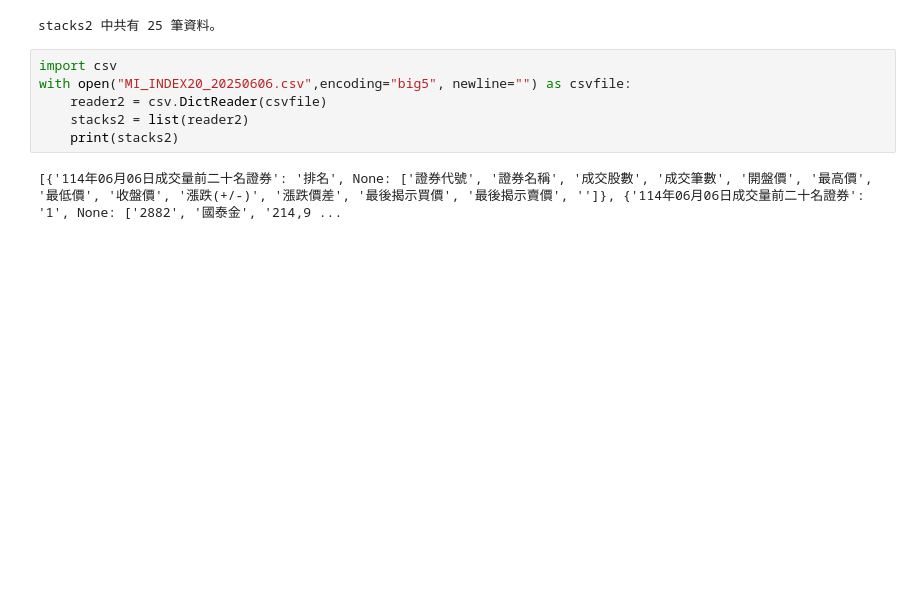
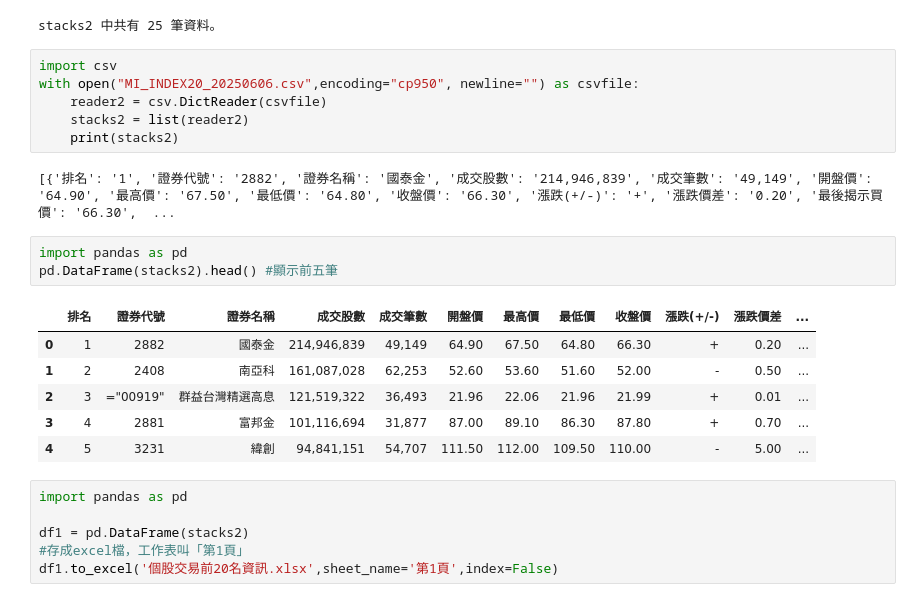
Before and after one commit to annie-lai/2025pythonDataClass, a Jupyter notebook: 0607上課/0607compute.ipynb, the cells around one changed output. Drawn from its saved outputs; the diff is of its cells as text; blank space fills up the shorter version.

```diff
--- a/0607上課/0607compute.ipynb
+++ b/0607上課/0607compute.ipynb
@@ -118,9 +118,25 @@ print(f"stacks2 中共有 {len(stacks2)} 筆資料。")
 stacks2 中共有 25 筆資料。
 # %%
 import csv
-with open("MI_INDEX20_20250606.csv",encoding="big5", newline="") as csvfile:
+with open("MI_INDEX20_20250606.csv",encoding="cp950", newline="") as csvfile:
     reader2 = csv.DictReader(csvfile)
     stacks2 = list(reader2)
     print(stacks2)
 # %% [output]
-[{'114年06月06日成交量前二十名證券': '排名', None: ['證券代號', '證券名稱', '成交股數', '成交筆數', '開盤價', '最高價', '最低價', '收盤價', '漲跌(+/-)', '漲跌價差', '最後揭示買價', '最後揭示賣價', '']}, {'114年06月06日成交量前二十名證券': '1', None: ['2882', '國泰金', '214,9 ...
+[{'排名': '1', '證券代號': '2882', '證券名稱': '國泰金', '成交股數': '214,946,839', '成交筆數': '49,149', '開盤價': '64.90', '最高價': '67.50', '最低價': '64.80', '收盤價': '66.30', '漲跌(+/-)': '+', '漲跌價差': '0.20', '最後揭示買價': '66.30',  ...
+# %%
+import pandas as pd
+pd.DataFrame(stacks2).head() #顯示前五筆
+# %% [output]
+|  | 排名 | 證券代號 | 證券名稱 | 成交股數 | 成交筆數 | 開盤價 | 最高價 | 最低價 | 收盤價 | 漲跌(+/-) | 漲跌價差 | ... |
+| 0 | 1 | 2882 | 國泰金 | 214,946,839 | 49,149 | 64.90 | 67.50 | 64.80 | 66.30 | + | 0.20 | ... |
+| 1 | 2 | 2408 | 南亞科 | 161,087,028 | 62,253 | 52.60 | 53.60 | 51.60 | 52.00 | - | 0.50 | ... |
+| 2 | 3 | ="00919" | 群益台灣精選高息 | 121,519,322 | 36,493 | 21.96 | 22.06 | 21.96 | 21.99 | + | 0.01 | ... |
+| 3 | 4 | 2881 | 富邦金 | 101,116,694 | 31,877 | 87.00 | 89.10 | 86.30 | 87.80 | + | 0.70 | ... |
+| 4 | 5 | 3231 | 緯創 | 94,841,151 | 54,707 | 111.50 | 112.00 | 109.50 | 110.00 | - | 5.00 | ... |
+# %%
+import pandas as pd
+
+df1 = pd.DataFrame(stacks2)
+#存成excel檔，工作表叫「第1頁」
+df1.to_excel('個股交易前20名資訊.xlsx',sheet_name='第1頁',index=False)
```
Also changed, not shown: parts of 2 cells of this notebook, 2 other files.
